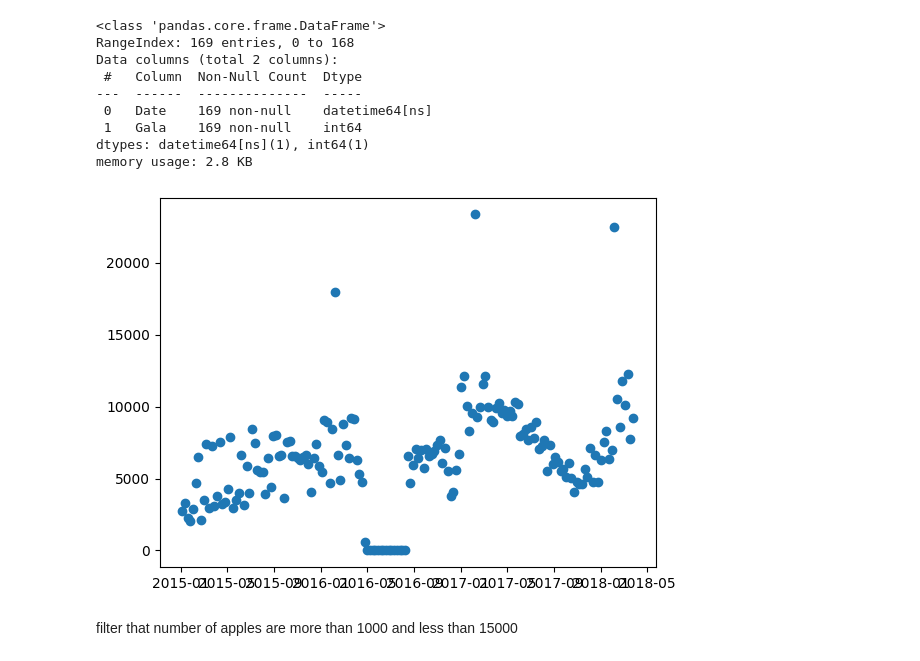
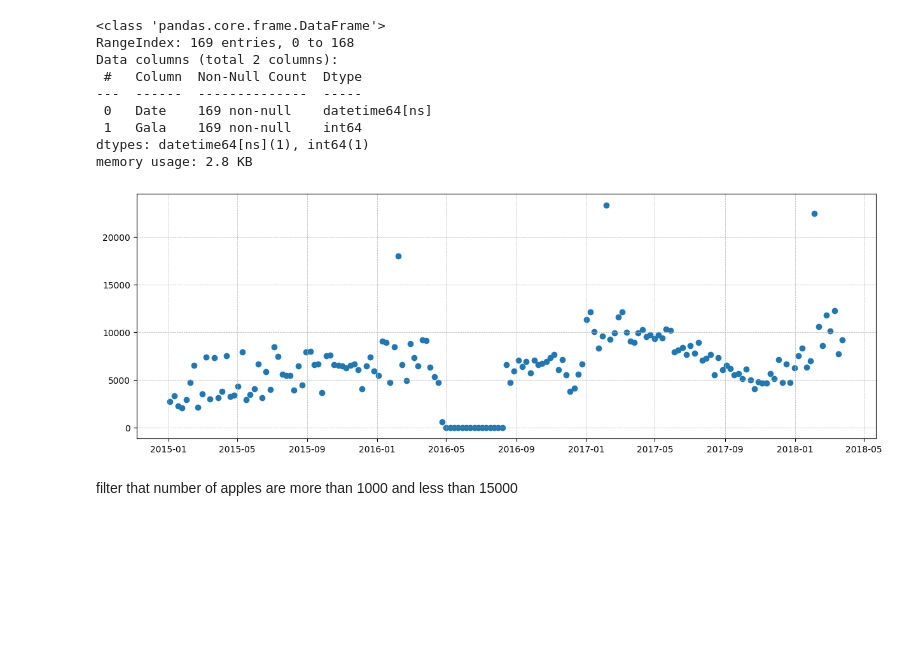
Before and after one commit to OatKID/RegressionMiniProject, a Jupyter notebook: algorithm/Gala/sequence_predict_1/linear_regression.ipynb, the cells around one changed output. Drawn from its saved outputs; the diff is of its cells as text; code cells hidden in the pictures; blank space fills up the shorter version.

```diff
--- a/algorithm/Gala/sequence_predict_1/linear_regression.ipynb
+++ b/algorithm/Gala/sequence_predict_1/linear_regression.ipynb
@@ -24,10 +24,12 @@ Data columns (total 2 columns):
 dtypes: datetime64[ns](1), int64(1)
 memory usage: 2.8 KB
 # %%
+plt.figure(figsize=(15,5))
 plt.scatter(df_gala["Date"], df_gala["Gala"])
+plt.grid(linestyle='--', linewidth='0.5')
 plt.show()
 # %% [output]
-[figure, old version]
+[figure, new version]
 # %% [markdown]
 filter that number of apples are more than 1000 and less than 15000
 # %%
```
Also changed, not shown: parts of 5 cells of this notebook, 2 other files.
